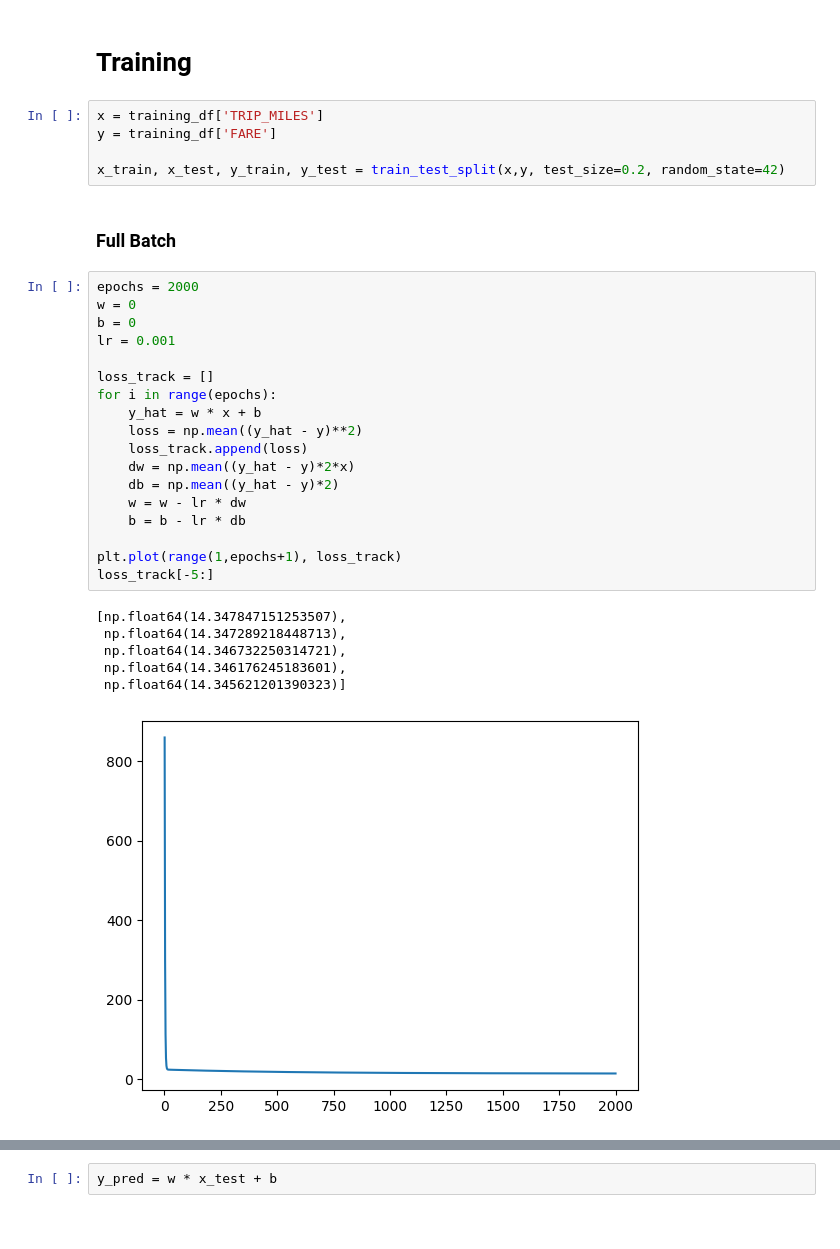
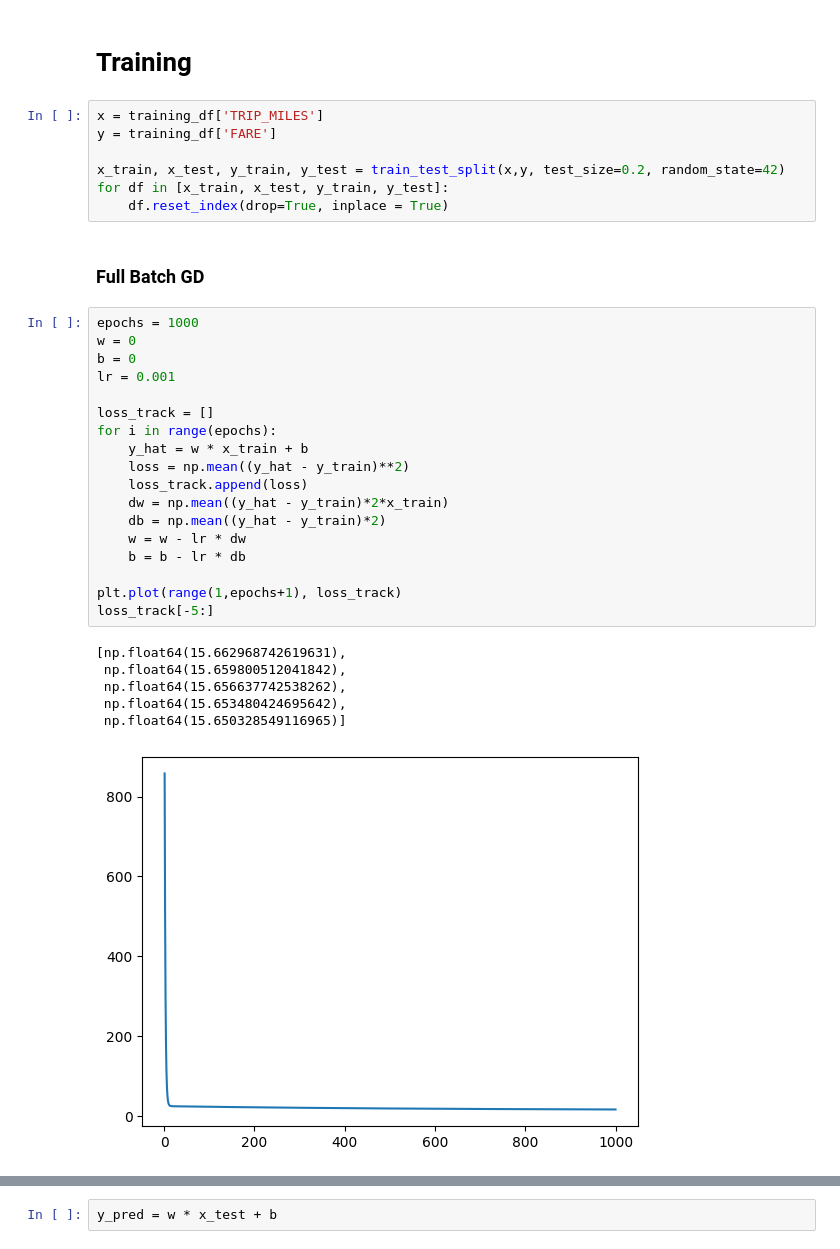
Before and after one commit to shahawy7/google-ml, a Jupyter notebook: LinearRegTaxi.ipynb, the cells around one changed output, grey strips where cells are left out. Saved outputs shown, nothing was run; the diff lists cells and outputs as text.

```diff
--- a/LinearRegTaxi.ipynb
+++ b/LinearRegTaxi.ipynb
@@ -91,33 +92,35 @@ x = training_df['TRIP_MILES']
 y = training_df['FARE']
 
 x_train, x_test, y_train, y_test = train_test_split(x,y, test_size=0.2, random_state=42)
+for df in [x_train, x_test, y_train, y_test]:
+    df.reset_index(drop=True, inplace = True)
 # %% [markdown]
-### Full Batch
+### Full Batch GD
 # %%
-epochs = 2000
+epochs = 1000
 w = 0
 b = 0
 lr = 0.001
 
 loss_track = []
 for i in range(epochs):
-    y_hat = w * x + b
-    loss = np.mean((y_hat - y)**2)
+    y_hat = w * x_train + b
+    loss = np.mean((y_hat - y_train)**2)
     loss_track.append(loss)
-    dw = np.mean((y_hat - y)*2*x)
-    db = np.mean((y_hat - y)*2)
+    dw = np.mean((y_hat - y_train)*2*x_train)
+    db = np.mean((y_hat - y_train)*2)
     w = w - lr * dw
     b = b - lr * db
 
 plt.plot(range(1,epochs+1), loss_track)
 loss_track[-5:]
 # %% [output]
-[np.float64(14.347847151253507),
- np.float64(14.347289218448713),
- np.float64(14.346732250314721),
- np.float64(14.346176245183601),
- np.float64(14.345621201390323)]
+[np.float64(15.662968742619631),
+ np.float64(15.659800512041842),
+ np.float64(15.656637742538262),
+ np.float64(15.653480424695642),
+ np.float64(15.650328549116965)]
-[figure, old version]
+[figure, new version]
 # %%
 print(w)
 print(b)
```
Also changed, not shown: parts of 15 cells of this notebook, 1 other file.
